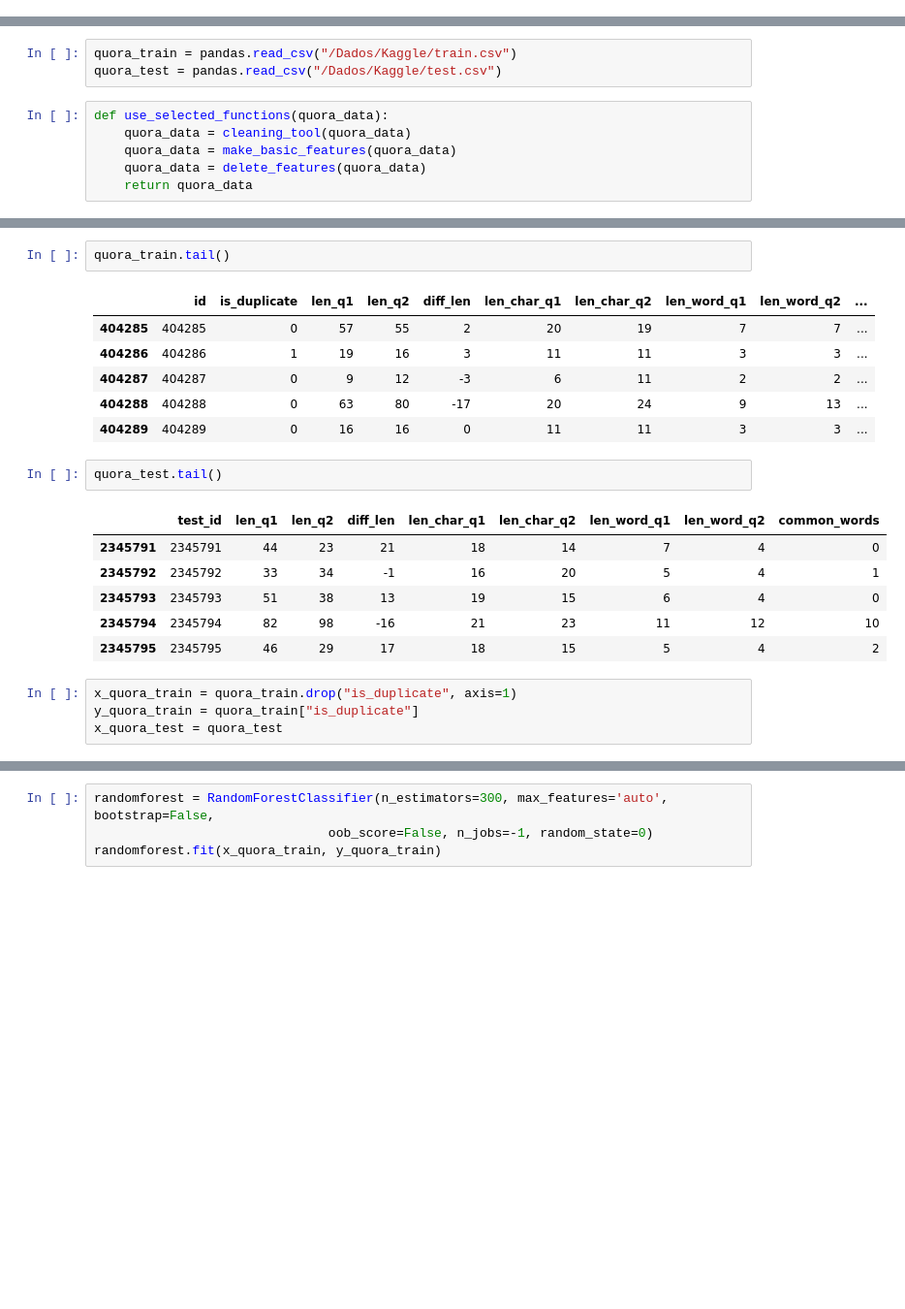
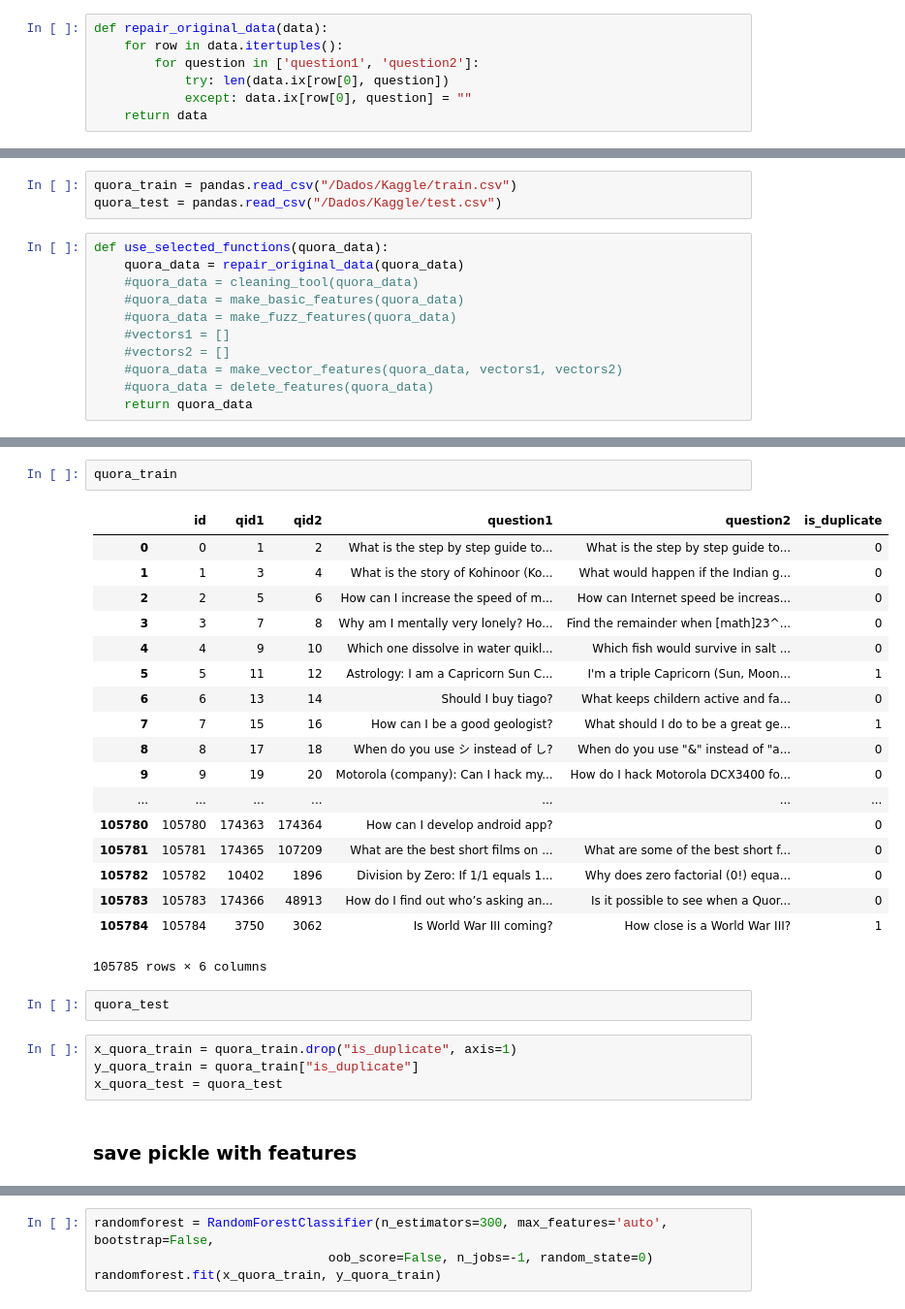
Before and after one commit to Marcelobbr/Kaggle_Quora, a Jupyter notebook: kaggle_quora.ipynb, the cells around one changed output, grey strips where cells are left out. Shown: that part at 97% size. Saved outputs shown, nothing was run; the diff lists cells and outputs as text; blank space fills up the shorter version.

```diff
--- a/kaggle_quora.ipynb
+++ b/kaggle_quora.ipynb
@@ -49,0 +68,7 @@ if __name__ == "__main__":
+# %%
+def repair_original_data(data):
+    for row in data.itertuples():
+        for question in ['question1', 'question2']:
+            try: len(data.ix[row[0], question])
+            except: data.ix[row[0], question] = ""
+    return data
@@ -387,9 +847,14 @@ quora_train = pandas.read_csv("/Dados/Kaggle/train.csv")
 quora_test = pandas.read_csv("/Dados/Kaggle/test.csv")
 # %%
 def use_selected_functions(quora_data):
-    quora_data = cleaning_tool(quora_data)
-    quora_data = make_basic_features(quora_data)
-    quora_data = delete_features(quora_data)
+    quora_data = repair_original_data(quora_data)
+    #quora_data = cleaning_tool(quora_data)
+    #quora_data = make_basic_features(quora_data)
+    #quora_data = make_fuzz_features(quora_data)
+    #vectors1 = []
+    #vectors2 = []
+    #quora_data = make_vector_features(quora_data, vectors1, vectors2)
+    #quora_data = delete_features(quora_data)
     return quora_data
 # %%
 quora_train = use_selected_functions(quora_train)
@@ -434,22 +890,29 @@ See the caveats in the documentation: http://pandas.pydata.org/pandas-docs/stabl
 # %%
-quora_train.tail()
+quora_train
 # %% [output]
-|  | id | is_duplicate | len_q1 | len_q2 | diff_len | len_char_q1 | len_char_q2 | len_word_q1 | len_word_q2 | ... |
-| 404285 | 404285 | 0 | 57 | 55 | 2 | 20 | 19 | 7 | 7 | ... |
-| 404286 | 404286 | 1 | 19 | 16 | 3 | 11 | 11 | 3 | 3 | ... |
-| 404287 | 404287 | 0 | 9 | 12 | -3 | 6 | 11 | 2 | 2 | ... |
-| 404288 | 404288 | 0 | 63 | 80 | -17 | 20 | 24 | 9 | 13 | ... |
-| 404289 | 404289 | 0 | 16 | 16 | 0 | 11 | 11 | 3 | 3 | ... |
+|  | id | qid1 | qid2 | question1 | question2 | is_duplicate |
+| 0 | 0 | 1 | 2 | What is the step by step guide to... | What is the step by step guide to... | 0 |
+| 1 | 1 | 3 | 4 | What is the story of Kohinoor (Ko... | What would happen if the Indian g... | 0 |
+| 2 | 2 | 5 | 6 | How can I increase the speed of m... | How can Internet speed be increas... | 0 |
+| 3 | 3 | 7 | 8 | Why am I mentally very lonely? Ho... | Find the remainder when [math]23^... | 0 |
+| 4 | 4 | 9 | 10 | Which one dissolve in water quikl... | Which fish would survive in salt ... | 0 |
+| 5 | 5 | 11 | 12 | Astrology: I am a Capricorn Sun C... | I'm a triple Capricorn (Sun, Moon... | 1 |
+| 6 | 6 | 13 | 14 | Should I buy tiago? | What keeps childern active and fa... | 0 |
+| 7 | 7 | 15 | 16 | How can I be a good geologist? | What should I do to be a great ge... | 1 |
+| 8 | 8 | 17 | 18 | When do you use シ instead of し? | When do you use "&" instead of "a... | 0 |
+| 9 | 9 | 19 | 20 | Motorola (company): Can I hack my... | How do I hack Motorola DCX3400 fo... | 0 |
+| ... | ... | ... | ... | ... | ... | ... |
+| 105780 | 105780 | 174363 | 174364 | How can I develop android app? |  | 0 |
+| 105781 | 105781 | 174365 | 107209 | What are the best short films on ... | What are some of the best short f... | 0 |
+| 105782 | 105782 | 10402 | 1896 | Division by Zero: If 1/1 equals 1... | Why does zero factorial (0!) equa... | 0 |
+| 105783 | 105783 | 174366 | 48913 | How do I find out who’s asking an... | Is it possible to see when a Quor... | 0 |
+| 105784 | 105784 | 3750 | 3062 | Is World War III coming? | How close is a World War III? | 1 |
+105785 rows × 6 columns
 # %%
-quora_test.tail()
+quora_test
-# %% [output]
-|  | test_id | len_q1 | len_q2 | diff_len | len_char_q1 | len_char_q2 | len_word_q1 | len_word_q2 | common_words |
-| 2345791 | 2345791 | 44 | 23 | 21 | 18 | 14 | 7 | 4 | 0 |
-| 2345792 | 2345792 | 33 | 34 | -1 | 16 | 20 | 5 | 4 | 1 |
-| 2345793 | 2345793 | 51 | 38 | 13 | 19 | 15 | 6 | 4 | 0 |
-| 2345794 | 2345794 | 82 | 98 | -16 | 21 | 23 | 11 | 12 | 10 |
-| 2345795 | 2345795 | 46 | 29 | 17 | 18 | 15 | 5 | 4 | 2 |
 # %%
 x_quora_train = quora_train.drop("is_duplicate", axis=1)
 y_quora_train = quora_train["is_duplicate"]
 x_quora_test = quora_test
+# %% [markdown]
+### save pickle with features
```
Also changed, not shown: parts of 115 cells of this notebook.
